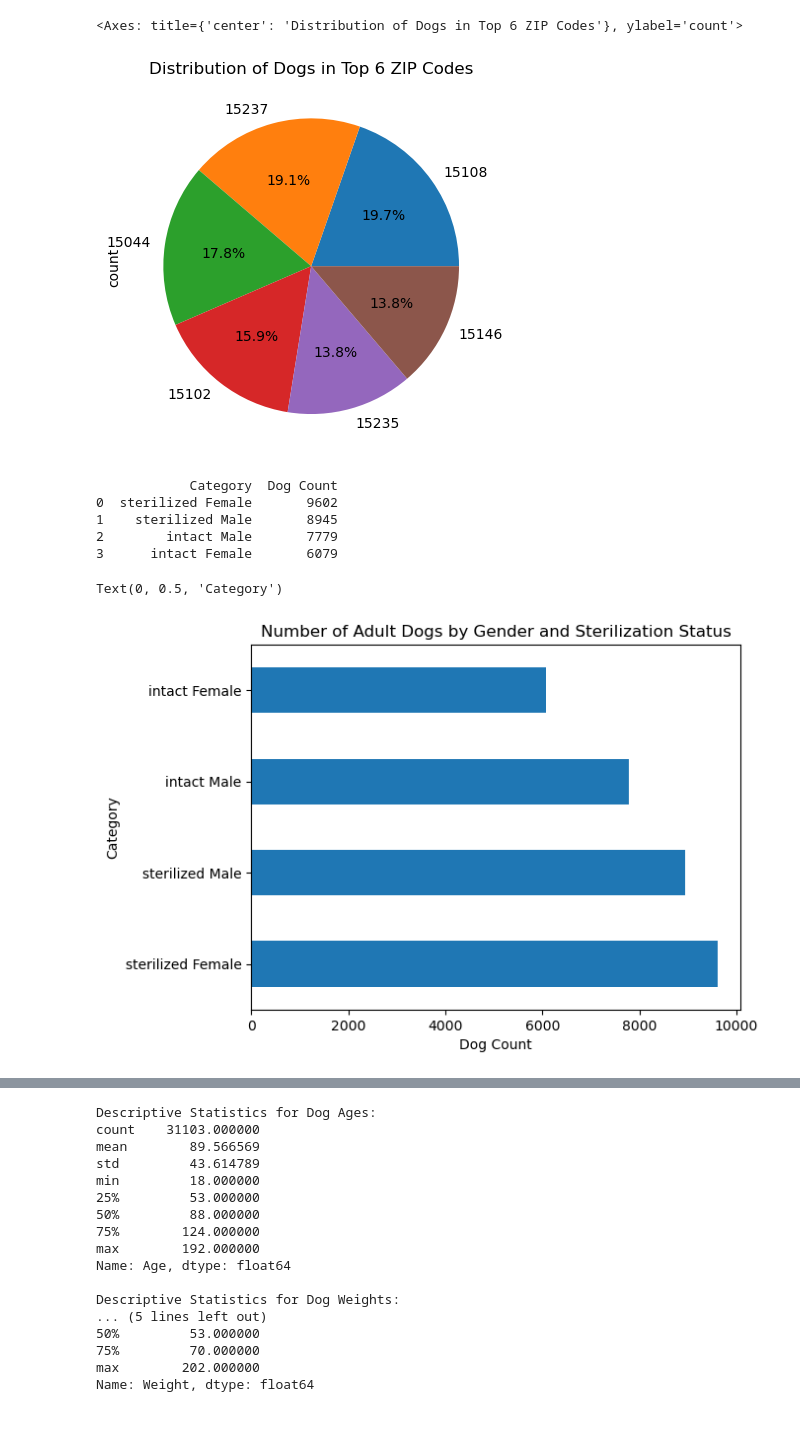
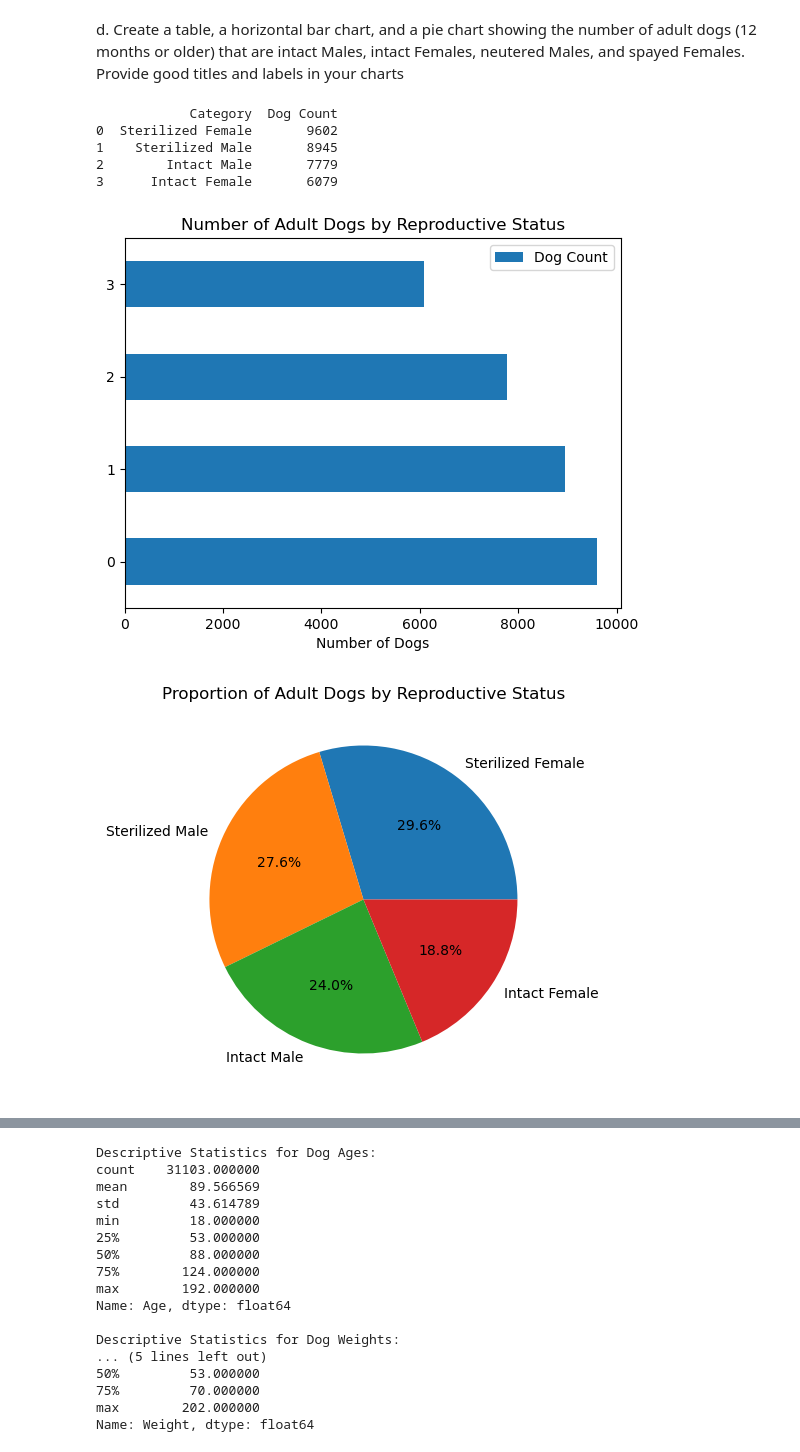
Before and after one commit to santiagoe9107/Python_Data_Visualization_HW1, a Jupyter notebook: homework1.ipynb, the cells around one changed output, grey strips where cells are left out. Saved outputs shown, nothing was run; the diff lists cells and outputs as text; code cells hidden in the pictures; blank space fills up the shorter version.

```diff
--- a/homework1.ipynb
+++ b/homework1.ipynb
@@ -76,5 +97,0 @@ Text(0, 0.5, 'Owner ZIP Code')
-# %%
-top6_zipcodes.plot(kind='pie', autopct='%1.1f%%', title='Distribution of Dogs in Top 6 ZIP Codes')
-# %% [output]
-<Axes: title={'center': 'Distribution of Dogs in Top 6 ZIP Codes'}, ylabel='count'>
-[figure, removed]
@@ -83,25 +98,35 @@ top6_zipcodes.plot(kind='pie', autopct='%1.1f%%', title='Distribution of Dogs in
+# %% [markdown]
+d.	Create a table, a horizontal bar chart, and a pie chart showing the number of adult dogs (12 months or older) that are intact Males, intact Females, neutered Males, and spayed Females.  Provide good titles and labels in your charts
 # %%
-adult_dogs = dogdf[dogdf['Age'] >= 12].copy()  # Adding .copy() to explicitly create a copy
+adult_dogs = dog_df[dog_df['Age'] >= 12].copy()  # Adding .copy() to explicitly create a copy
 
 # Create categories based on Gender and Intact status
-adult_dogs.loc[:, 'Category'] = adult_dogs.apply(lambda row: f"{'intact' if row['Intact'] else 'sterilized'} {row['Gender']}", axis=1)
+adult_dogs.loc[:, 'Category'] = adult_dogs.apply(lambda row: f"{'Intact' if row['Intact'] else 'Sterilized'} {row['Gender']}", axis=1)
 
-# Count the occurrences in each category
+# Table
 category_counts = adult_dogs['Category'].value_counts()
 category_counts_df = category_counts.reset_index()
 category_counts_df.columns = ['Category', 'Dog Count']
 print(category_counts_df)
+
+# Bar Chart
+bar = category_counts_df.plot(kind='barh', title='Number of Adult Dogs by Reproductive Status')
+bar.set_xlabel('Number of Dogs')
+plt.show()
+
+# Pie Chart
+pie = category_counts.plot.pie(
+    ylabel='',
+    figsize=(5, 5),
+    title='Proportion of Adult Dogs by Reproductive Status',
+    autopct='%1.1f%%'
+)
+plt.show()
 # %% [output]
             Category  Dog Count
-0  sterilized Female       9602
-1    sterilized Male       8945
-2        intact Male       7779
-3      intact Female       6079
+0  Sterilized Female       9602
+1    Sterilized Male       8945
+2        Intact Male       7779
+3      Intact Female       6079
+[figure, added]
+[figure, added]
-# %%
-category_counts.plot(kind='barh')
-plt.title("Number of Adult Dogs by Gender and Sterilization Status")
-plt.xlabel("Dog Count")
-plt.ylabel("Category")
-# %% [output]
-Text(0, 0.5, 'Category')
-[figure, removed]
```
Also changed, not shown: parts of 30 cells of this notebook, 2 other files.
